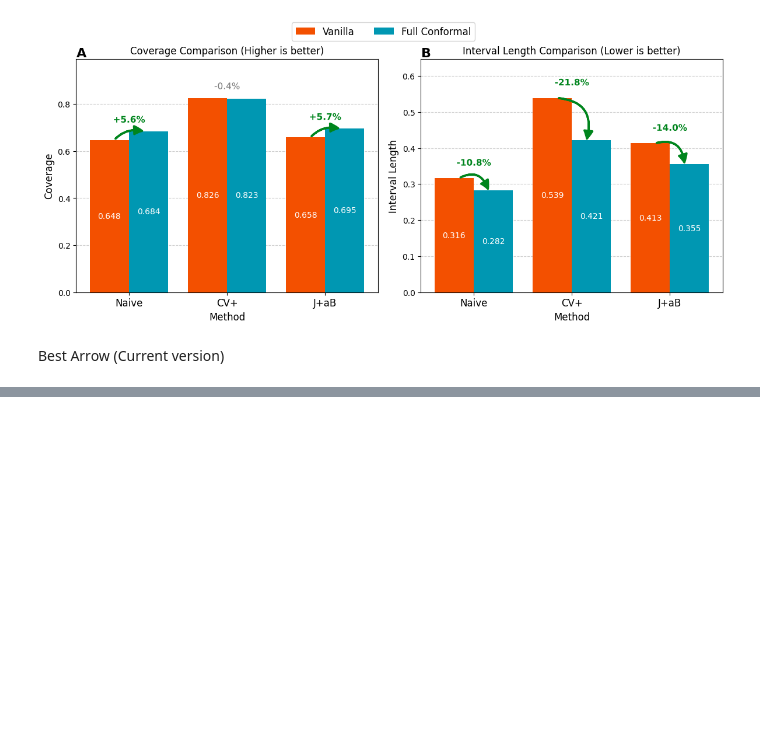
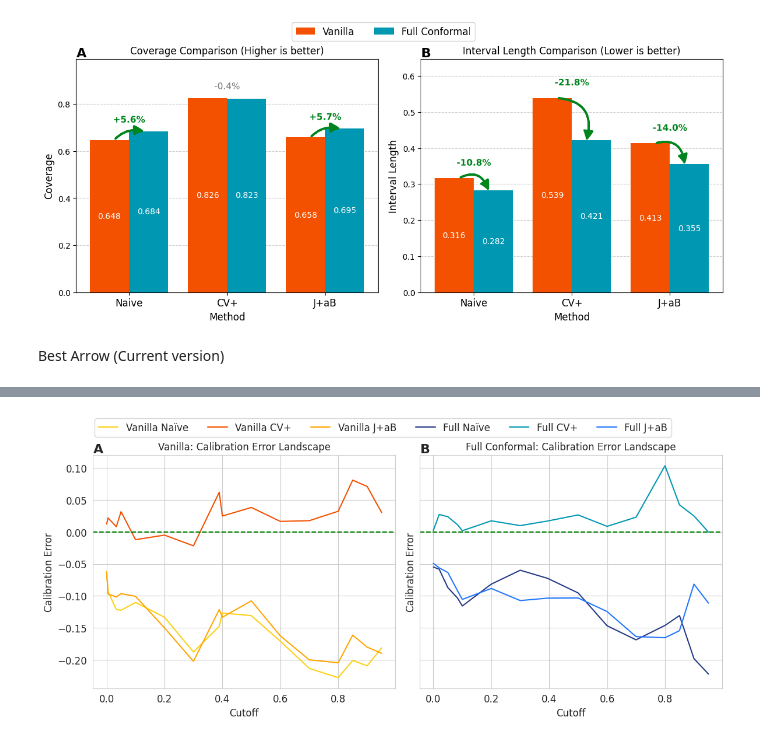
Before and after one commit to rdiazrincon/conformal_prediction_pd, a Jupyter notebook: conformal_pd_comparison_mapie.ipynb, the cells around one changed output, grey strips where cells are left out. Drawn from its saved outputs; the diff is of its cells as text; code cells hidden in the pictures; blank space fills up the shorter version.

```diff
--- a/conformal_pd_comparison_mapie.ipynb
+++ b/conformal_pd_comparison_mapie.ipynb
@@ -447,0 +526,49 @@ plt.show()
+# %%
+fig, (ax1, ax2) = plt.subplots(1, 2, figsize=(12, 6), sharex=False, sharey=True)
+
+# Performance across cutoffs for Vanilla
+ax1.plot(conformal_metrics_vanilla['cutoff'],
+            np.array(conformal_metrics_vanilla['coverage_naive']) - 0.8,
+            label='Vanilla Naïve', color='#FCD116')
+ax1.plot(conformal_metrics_vanilla['cutoff'],
+            np.array(conformal_metrics_vanilla['coverage_cv_plus']) - 0.8,
+            label='Vanilla CV+', color=vanilla_color)
+ax1.plot(conformal_metrics_vanilla['cutoff'],
+            np.array(conformal_metrics_vanilla['coverage_jackknife_plus_ab']) - 0.8,
+            label='Vanilla J+aB', color='#FFA500')
+ax1.set_title('Vanilla: Calibration Error Landscape', fontsize=12)
+ax1.set_xlabel('Cutoff', fontsize=12)
+ax1.set_ylabel('Calibration Error', fontsize=12)
+ax1.axhline(y=0, color='green', linestyle='--')
+
+# Full Conformal landscape
+ax2.plot(conformal_metrics_full['cutoff'],
+            np.array(conformal_metrics_full['coverage_naive']) - 0.8,
+            label='Full Naïve', color='#263985')
+ax2.plot(conformal_metrics_full['cutoff'],
+            np.array(conformal_metrics_full['coverage_cv_plus']) - 0.8,
+            label='Full CV+', color=conformal_color)
+ax2.plot(conformal_metrics_full['cutoff'],
+            np.array(conformal_metrics_full['coverage_jackknife_plus_ab']) - 0.8,
+            label='Full J+aB', color='#2176FF')
+# Add letters A and B to the subplots
+ax1.text(0.035, 1.05, 'A', transform=ax1.transAxes,
+         fontsize=16, fontweight='bold', va='top', ha='right')
+ax2.text(0.035, 1.05, 'B', transform=ax2.transAxes,
+         fontsize=16, fontweight='bold', va='top', ha='right')
+ax2.set_title('Full Conformal: Calibration Error Landscape', fontsize=12)
+ax2.set_xlabel('Cutoff', fontsize=12)
+ax2.set_ylabel('Calibration Error', fontsize=12)
+ax2.axhline(y=0, color='green', linestyle='--')
+
+handles, labels = ax1.get_legend_handles_labels()
+handles2, labels2 = ax2.get_legend_handles_labels()
+handles.extend(handles2)
+labels.extend(labels2)
+fig.legend(handles, labels, loc='upper center', ncol=6, fontsize=12,
+          bbox_to_anchor=(0.5, 0.95), frameon=True)
+
+plt.tight_layout(rect=[0, 0.05, 1, 0.9])
+plt.show()
+# %% [output]
+[figure, added]
```
Also changed, not shown: parts of 5 cells of this notebook.
